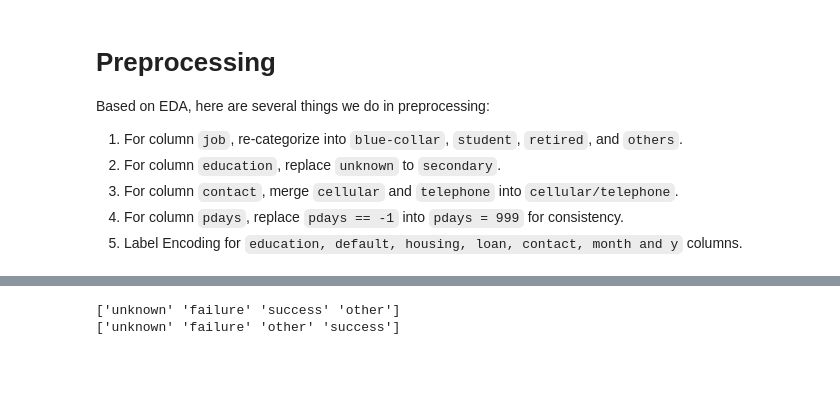
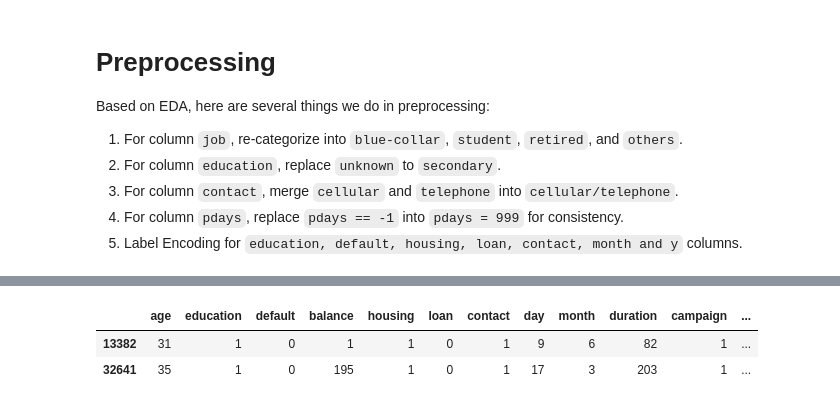
Before and after one commit to carloabimanyu/bank-marketing, a Jupyter notebook: notebooks/notebook.ipynb, the cells around one changed output, grey strips where cells are left out. Drawn from its saved outputs; the diff is of its cells as text; code cells hidden in the pictures; blank space fills up the shorter version.

```diff
--- a/notebooks/notebook.ipynb
+++ b/notebooks/notebook.ipynb
@@ -490,3 +510,5 @@ Based on EDA, here are several things we do in preprocessing:
+# %%
+train_processed = preprocessing(train)
 # %% [markdown]
 # Feature Engineering
 Based on EDA, here are several things we do in feature engineering:
@@ -516,6 +516,25 @@ poutcome
-# %%
-print(preprocessing(train)["poutcome"].unique())
-print(preprocessing(train_rus)["poutcome"].unique())
-# %% [output]
-['unknown' 'failure' 'success' 'other']
-['unknown' 'failure' 'other' 'success']
+# %%
+def feature_engineering(data):
+    # 0. Copy data
+    data = data.copy()
+
+    # 1. One-Hot encoding
+    for column in config["one_hot_encoding_columns"]:
+        encoder = OneHotEncoder(drop="first", handle_unknown="error")
+        encoder.fit(preprocessing(train)[[column]])
+        encoded_data = encoder.transform(data[[column]])
+        encoded_df = pd.DataFrame(encoded_data.toarray(),
+                                  columns=encoder.get_feature_names_out([column]),
+                                  index=data.index)
+        data = pd.concat([data, encoded_df], axis=1)
+        data = data.drop(columns=[column])
+
+    return data
+# %%
+train_processed_feng = feature_engineering(train_processed)
+# %%
+train_processed_feng.head(2)
+# %% [output]
+|  | age | education | default | balance | housing | loan | contact | day | month | duration | campaign | ... |
+| 13382 | 31 | 1 | 0 | 1 | 1 | 0 | 1 | 9 | 6 | 82 | 1 | ... |
+| 32641 | 35 | 1 | 0 | 195 | 1 | 0 | 1 | 17 | 3 | 203 | 1 | ... |
```
Also changed, not shown: parts of 17 cells of this notebook, 7 other files.
